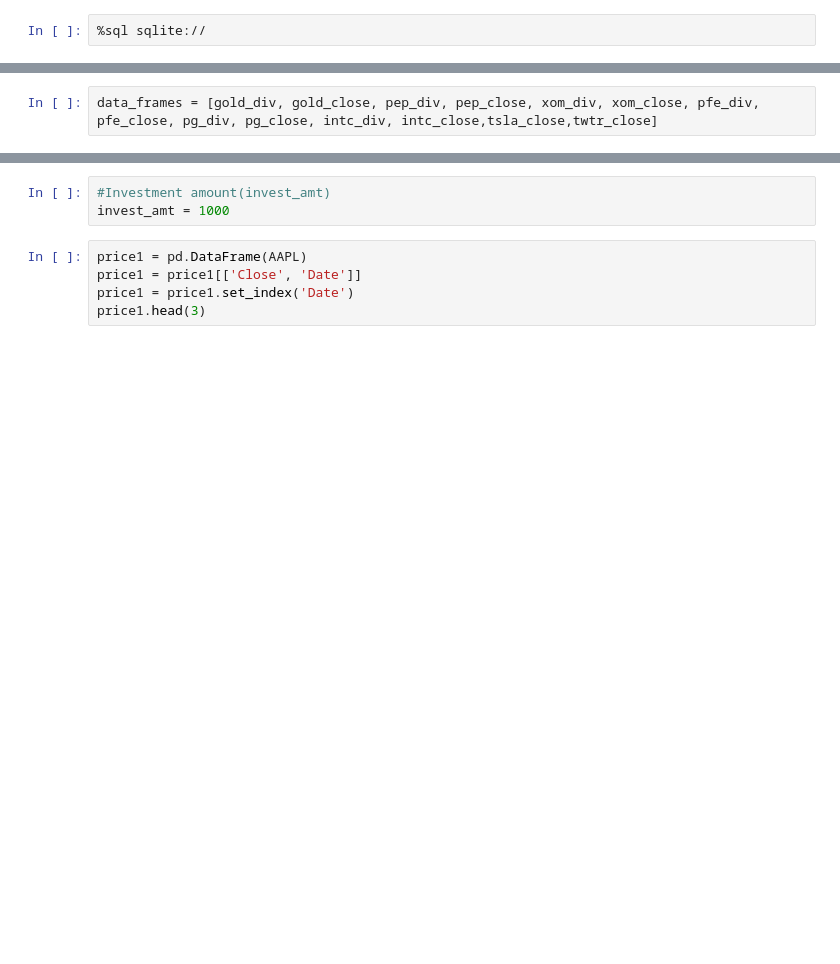
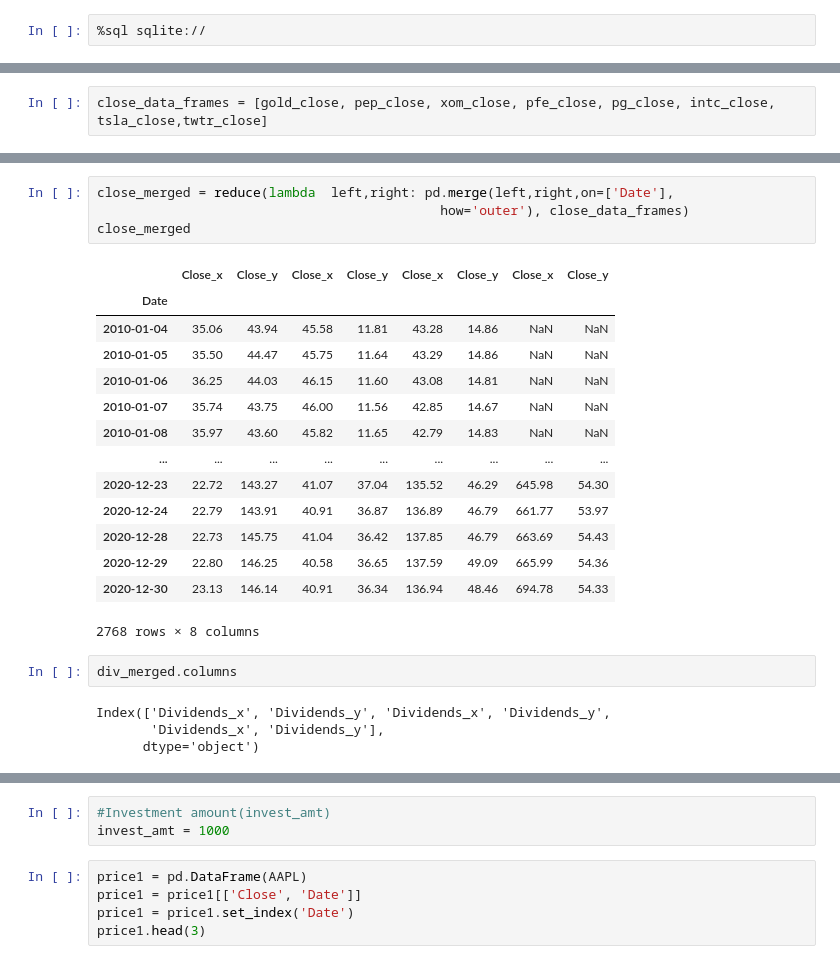
Before and after one commit to samokoye/DataScienceGuidedCapstone, a Jupyter notebook: Capstone_2_Ten_Year_Investment_Data Wrangling.ipynb, the cells around one changed output, grey strips where cells are left out. Drawn from its saved outputs; the diff is of its cells as text; blank space fills up the shorter version.

```diff
--- a/Capstone_2_Ten_Year_Investment_Data Wrangling.ipynb
+++ b/Capstone_2_Ten_Year_Investment_Data Wrangling.ipynb
@@ -559,3 +558,3 @@ result
 # %%
-data_frames = [gold_div, gold_close, pep_div, pep_close, xom_div, xom_close, pfe_div, pfe_close, pg_div, pg_close, intc_div, intc_close,tsla_close,twtr_close]
+close_data_frames = [gold_close, pep_close, xom_close, pfe_close, pg_close, intc_close, tsla_close,twtr_close]
 # %%
@@ -580 +579,26 @@ df_merged
+# %%
+close_merged = reduce(lambda  left,right: pd.merge(left,right,on=['Date'],
+                                            how='outer'), close_data_frames)
+close_merged
+# %% [output]
+|  | Close_x | Close_y | Close_x | Close_y | Close_x | Close_y | Close_x | Close_y |
+| Date |  |  |  |  |  |  |  |  |
+| 2010-01-04 | 35.06 | 43.94 | 45.58 | 11.81 | 43.28 | 14.86 | NaN | NaN |
+| 2010-01-05 | 35.50 | 44.47 | 45.75 | 11.64 | 43.29 | 14.86 | NaN | NaN |
+| 2010-01-06 | 36.25 | 44.03 | 46.15 | 11.60 | 43.08 | 14.81 | NaN | NaN |
+| 2010-01-07 | 35.74 | 43.75 | 46.00 | 11.56 | 42.85 | 14.67 | NaN | NaN |
+| 2010-01-08 | 35.97 | 43.60 | 45.82 | 11.65 | 42.79 | 14.83 | NaN | NaN |
+| ... | ... | ... | ... | ... | ... | ... | ... | ... |
+| 2020-12-23 | 22.72 | 143.27 | 41.07 | 37.04 | 135.52 | 46.29 | 645.98 | 54.30 |
+| 2020-12-24 | 22.79 | 143.91 | 40.91 | 36.87 | 136.89 | 46.79 | 661.77 | 53.97 |
+| 2020-12-28 | 22.73 | 145.75 | 41.04 | 36.42 | 137.85 | 46.79 | 663.69 | 54.43 |
+| 2020-12-29 | 22.80 | 146.25 | 40.58 | 36.65 | 137.59 | 49.09 | 665.99 | 54.36 |
+| 2020-12-30 | 23.13 | 146.14 | 40.91 | 36.34 | 136.94 | 48.46 | 694.78 | 54.33 |
+2768 rows × 8 columns
+# %%
+div_merged.columns
+# %% [output]
+Index(['Dividends_x', 'Dividends_y', 'Dividends_x', 'Dividends_y',
+       'Dividends_x', 'Dividends_y'],
+      dtype='object')
 # %%
```
Also changed, not shown: parts of 32 cells of this notebook.
